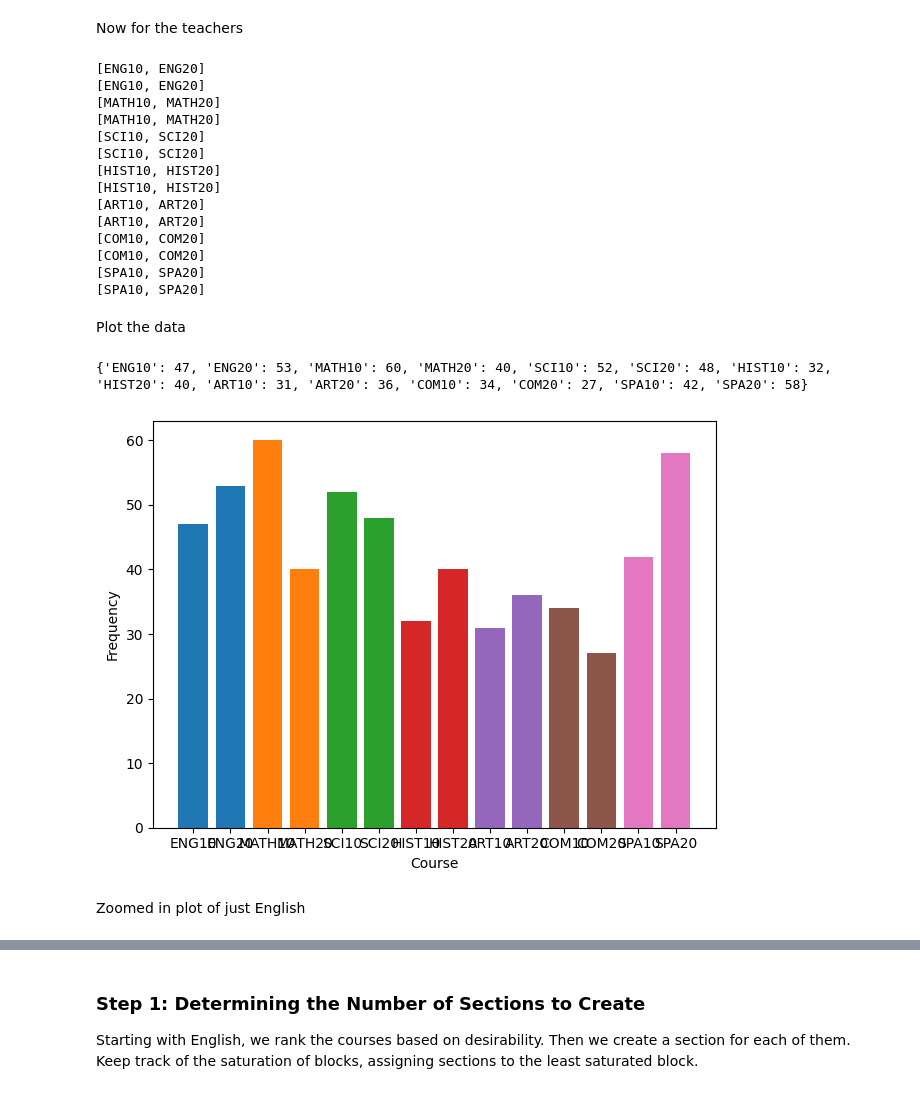
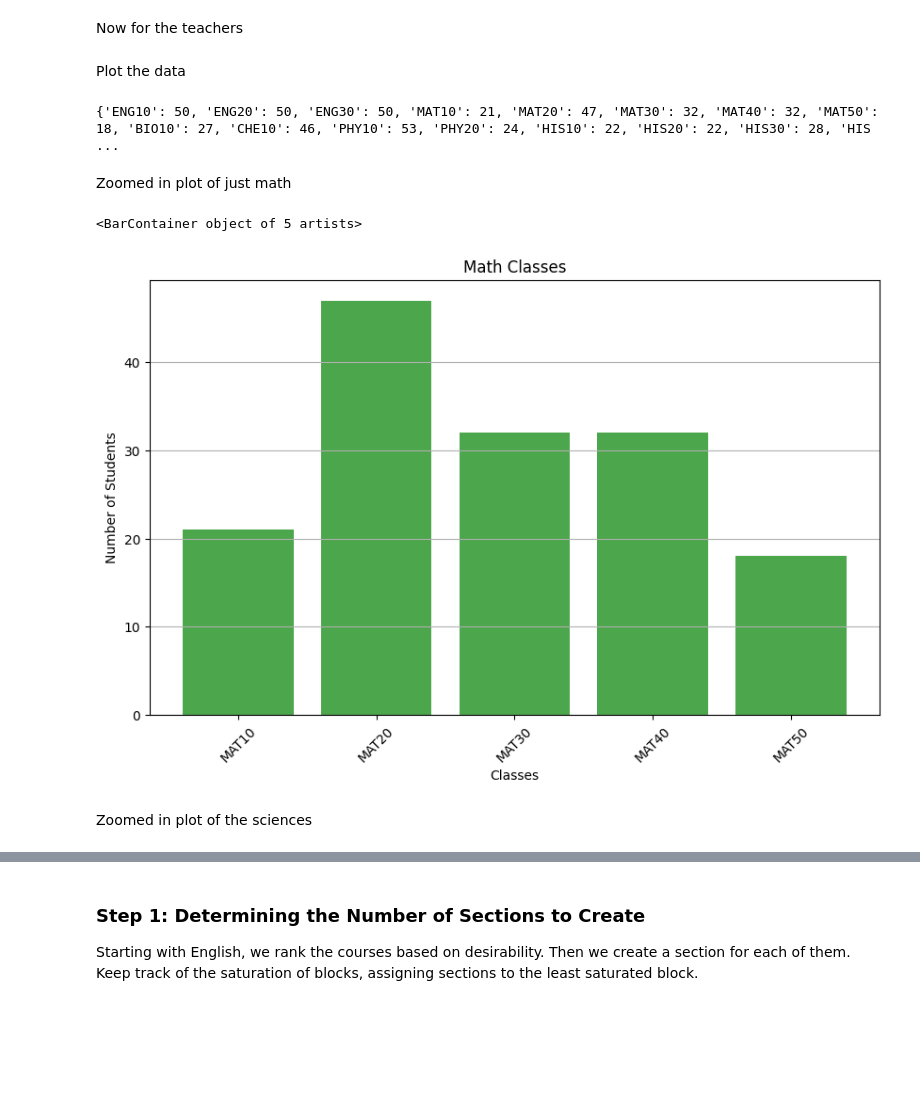
Before and after one commit to Ian1528/Dynamic-Programming, a Jupyter notebook: more_complicated_scheduling.ipynb, the cells around one changed output, grey strips where cells are left out. Drawn from its saved outputs; the diff is of its cells as text; code cells hidden in the pictures; blank space fills up the shorter version.

```diff
--- a/more_complicated_scheduling.ipynb
+++ b/more_complicated_scheduling.ipynb
@@ -126,54 +251,43 @@ Now for the teachers
 # %%
 teachers: list[Teacher] = []
 
-# Create 14 teachers with 2 per subject
-
-for i in range(N_TEACHERS):
-    subject_courses = all_courses[i//2] # mod shouldn't be needed since there are 7 subjects and 14 teachers
-    print(subject_courses)
-
-    preferred, neutral = random.sample(subject_courses, 2) # Select 2 random courses from the subject
-    teacher = Teacher(f"Teacher {i+1}", preferred_courses=[preferred], neutral_courses=[neutral])
-    teachers.append(teacher)
+# Create 21 teachers with 3 per subject
+for subject_courses in all_courses:
+    for i in range(3):
+        preferred, unpreferred = random.sample(subject_courses, 2) # Select 2 random courses from the subject
+        neutral_courses = [course for course in subject_courses if course != preferred and course != unpreferred]
+        teacher = Teacher(f"{subject_courses[0].name[:3]} Teacher {i+1}", preferred_courses=[preferred], neutral_courses=neutral_courses, unpreferred_courses=[unpreferred])
+        teachers.append(teacher)
-# %% [output]
-[ENG10, ENG20]
-[ENG10, ENG20]
-[MATH10, MATH20]
-[MATH10, MATH20]
-[SCI10, SCI20]
-[SCI10, SCI20]
-[HIST10, HIST20]
-[HIST10, HIST20]
-[ART10, ART20]
-[ART10, ART20]
-[COM10, COM20]
-[COM10, COM20]
-[SPA10, SPA20]
-[SPA10, SPA20]
 # %% [markdown]
 Plot the data
 # %%
 course_frequencies = {course.name: 0 for course in all_courses_flattened}
 for student in students:
-    courses = student.get_all_courses()
+    courses = student.get_all_first_choice_courses()
     for course in courses:
         course_frequencies[course.name] += 1
 print(course_frequencies)
 # %% [output]
-{'ENG10': 47, 'ENG20': 53, 'MATH10': 60, 'MATH20': 40, 'SCI10': 52, 'SCI20': 48, 'HIST10': 32, 'HIST20': 40, 'ART10': 31, 'ART20': 36, 'COM10': 34, 'COM20': 27, 'SPA10': 42, 'SPA20': 58}
+{'ENG10': 50, 'ENG20': 50, 'ENG30': 50, 'MAT10': 21, 'MAT20': 47, 'MAT30': 32, 'MAT40': 32, 'MAT50': 18, 'BIO10': 27, 'CHE10': 46, 'PHY10': 53, 'PHY20': 24, 'HIS10': 22, 'HIS20': 22, 'HIS30': 28, 'HIS ...
-# %%
-# create a histogram of the course frequencies for each subject
-for i in range(0, len(all_courses_flattened), 2):
-    plt.plot(4, 2, i+1)
-    plt.bar([all_courses_flattened[i].name, all_courses_flattened[i+1].name], [course_frequencies[all_courses_flattened[i].name], course_frequencies[all_courses_flattened[i+1].name]])
-    plt.xlabel('Course')
-    plt.ylabel('Frequency')
-plt.tight_layout()
-plt.show()
-# %% [output]
-[figure, removed]
 # %% [markdown]
-Zoomed in plot of just English
+Zoomed in plot of just math
+# %%
+# plot the frequencies of each class for each subject
+# english:
+plt.figure(figsize=(10, 6))
+plt.title("Math Classes")
+plt.xlabel("Classes")
+plt.ylabel("Number of Students")
+plt.xticks(rotation=45)
+plt.grid(axis='y')
+
+# create a bar plot for all 5 math courses
+plt.bar([math_courses[0].name, math_courses[1].name, math_courses[2].name, math_courses[3].name, math_courses[4].name], [course_frequencies[math_courses[0].name], course_frequencies[math_courses[1].name], course_frequencies[math_courses[2].name], course_frequencies[math_courses[3].name], course_frequencies[math_courses[4].name]], color='green', alpha=0.7)
+# %% [output]
+<BarContainer object of 5 artists>
+[figure, added]
+# %% [markdown]
+Zoomed in plot of the sciences
 # %%
 # plot the frequencies of each class for each subject
 # english:
```
Also changed, not shown: parts of 24 cells of this notebook, 10 other files.
